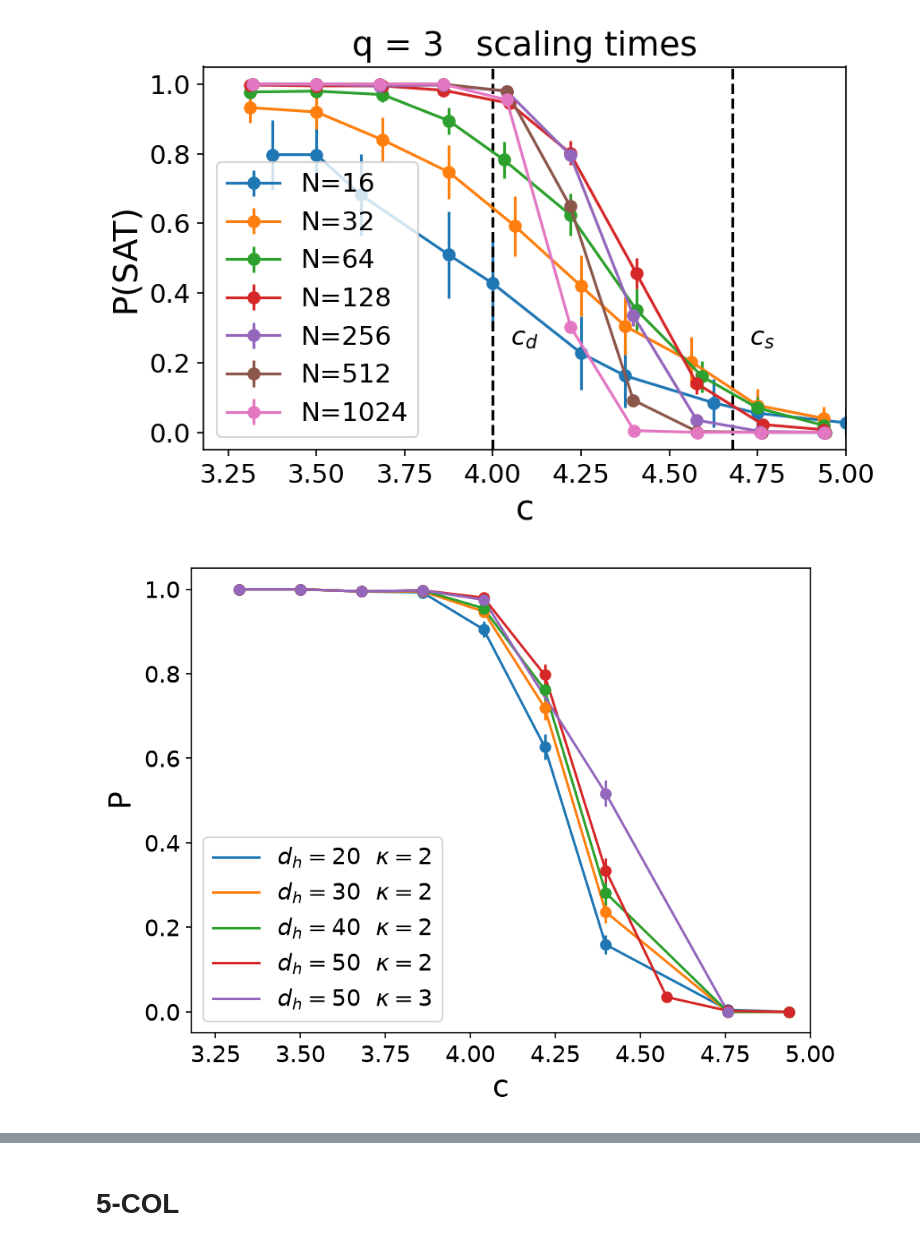
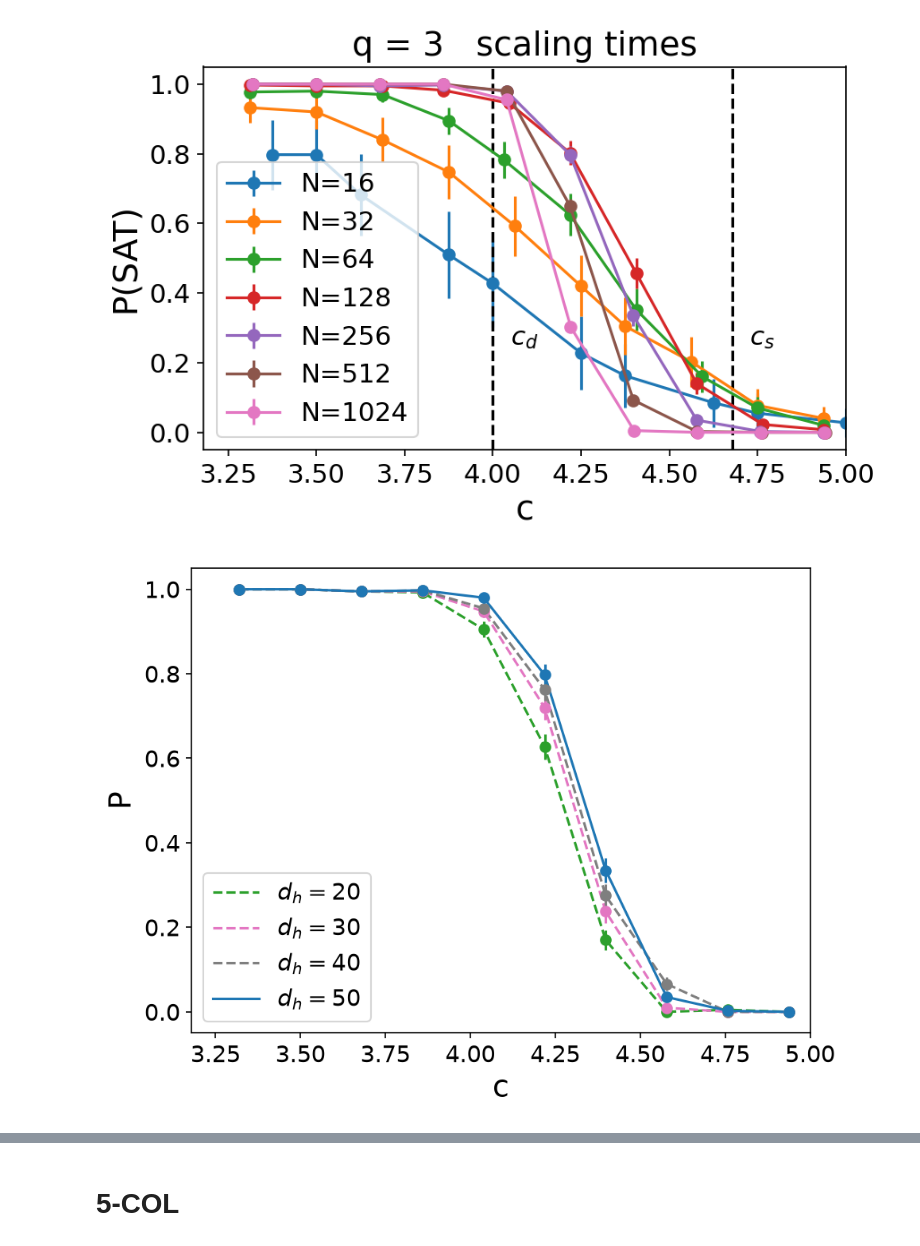
Before and after one commit to d4v1d-cub/PI-GNN-Coloring, a Jupyter notebook: plot_Geri_style_from_csv.ipynb, the cells around one changed output, grey strips where cells are left out. Cells and saved outputs as stored; diff of their text form; code cells hidden in the pictures.

```diff
--- a/plot_Geri_style_from_csv.ipynb
+++ b/plot_Geri_style_from_csv.ipynb
@@ -78,11 +78,17 @@ def plot_model_curve_paper(data, figname, xlim, ylim):
     plt.show()
 # %%
 def plot_model_curve_several_params(data_list, Nval, figname, xlim, ylim,
-                                    labels_list):
+                                    labels_list, style_list=None, color_indexes=None):
+    if style_list is None:
+        style_list = []
+        for _ in range(len(data_list)):
+            style_list.append('-')
     color_cycle = plt.rcParams['axes.prop_cycle'].by_key()['color']
+    if color_indexes is None:
+        color_indexes = list(range(len(data_list)))
     for i in range(len(data_list)):
         data = data_list[i]
-        color = color_cycle[i % len(color_cycle)]
+        color = color_cycle[color_indexes[i] % len(color_cycle)]
         data_N = data[data['N'] == Nval]
         solved_list = []
         c_vals = []
@@ -92,7 +98,7 @@ def plot_model_curve_several_params(data_list, Nval, figname, xlim, ylim,
             solved_list.append(data_NM[data_NM['E'] == 0].shape[0] / data_NM.shape[0])
         std_list = list(map(lambda x: np.sqrt(x *(1 - x) / Nval), solved_list))
         plt.errorbar(c_vals, solved_list, yerr=std_list, fmt='o', c=color, linestyle='')
-        plt.plot(c_vals, solved_list, c=color, label=labels_list[i], linestyle='-')
+        plt.plot(c_vals, solved_list, c=color, label=labels_list[i], linestyle=style_list[i])
 
 
     plt.xlim(xlim)
@@ -218,25 +224,29 @@ plot_model_curve(df3, figname, xlim, ylim, cd, cs, q, extra_label)
 # %%
 Nval = 256
 m_min = {Nval:int(round(Nval * cmin / 2))}
 m_max = {Nval:int(round(Nval * cmax / 2))}
 ntrials = 5
-params_list = [(20, 2), (30, 2), (40, 2), (50, 2), (50, 3)] # list of hyperparameters with the pairs: (hiddim, nlayers)
+params_list = [(20, 2), (30, 2), (40, 2), (50, 2)] # list of hyperparameters with the pairs: (hiddim, nlayers)
 data_list = []
 labels_list = []
 for hiddim, nlayers in params_list:
     filename = f'{q}COL_rPI-GNN_ntrials={ntrials}_hiddim={hiddim}_nlayers={nlayers}.csv'
     df3 = read_data(path, filename, Nval, Nval, m_min, m_max)
     data_list.append(df3)
-    labels_list.append(r"$d_h=$" + f"{hiddim}  " + r"$\kappa=$" + f"{nlayers}")
+    labels_list.append(r"$d_h=$" + f"{hiddim}")
 
 
 xlim = (3.18, 5.0)
 ylim = (-0.05, 1.05)
 
+style_list = ['--', '--', '--', '-']
+color_indexes = [2, 6, 7, 0]
+
 figname = f'{path}/Coloring_q_{q}_rPI-GNN_ntrials_{ntrials}_nmin_{Nval}_nmax_{Nval}_several_params_paper.png'
-plot_model_curve_several_params(data_list, Nval, figname, xlim, ylim, labels_list)
+plot_model_curve_several_params(data_list, Nval, figname, xlim, ylim, labels_list,
+                                style_list=style_list, color_indexes=color_indexes)
 # %% [output]
-[figure, old version]
+[figure, new version]
 # %%
 Nval = 256
 m_min = {Nval:int(round(Nval * cmin / 2))}
```
Also changed, not shown: parts of 1 cell of this notebook, 2 other files.
